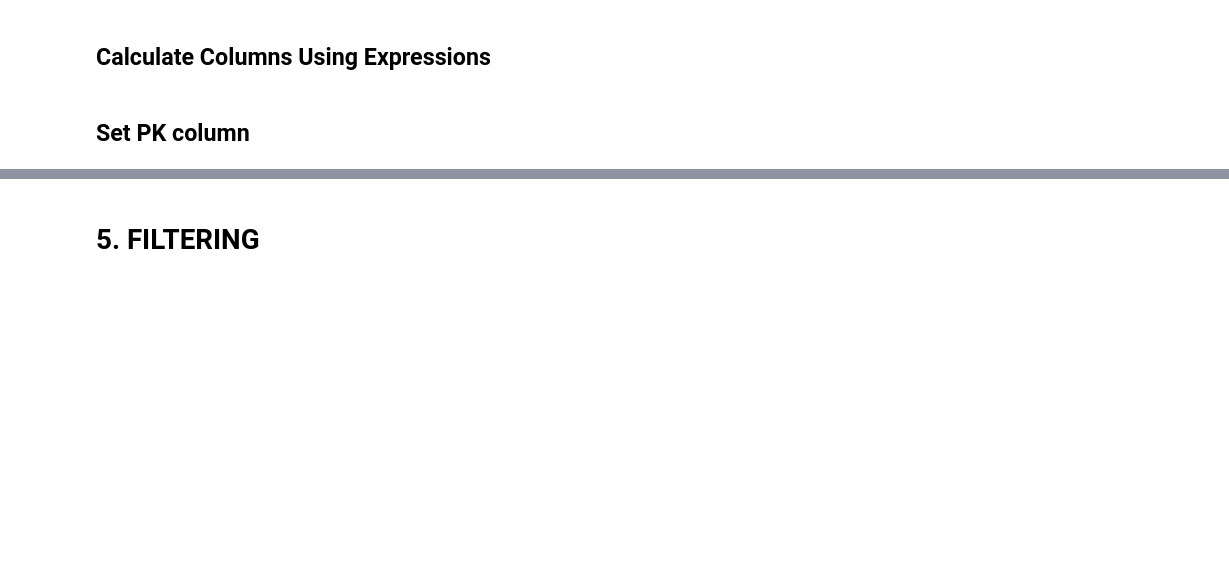
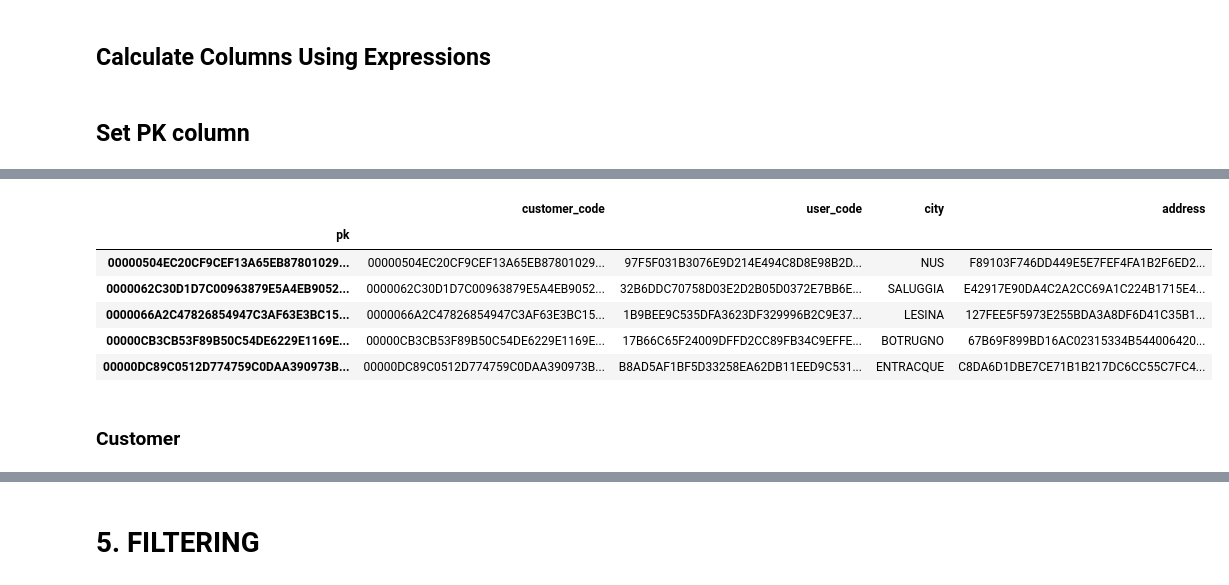
Before and after one commit to Il-Pela/BDMG-Project, a Jupyter notebook: Pelacani.ipynb, the cells around one changed output, grey strips where cells are left out. Cells and saved outputs as stored; diff of their text form; code cells hidden in the pictures; blank space fills up the shorter version.

```diff
--- a/Pelacani.ipynb
+++ b/Pelacani.ipynb
@@ -1410,0 +1655,13 @@ base[base['sex'] == 'P']['sex'].isna().sum().compute()
+# %%
+utility_df = dd.read_parquet('data/utility', blocksize="256MB")
+utility_df.head()
+# %% [output]
+|  | customer_code | user_code | city | address |
+| pk |  |  |  |  |
+| 00000504EC20CF9CEF13A65EB87801029... | 00000504EC20CF9CEF13A65EB87801029... | 97F5F031B3076E9D214E494C8D8E98B2D... | NUS | F89103F746DD449E5E7FEF4FA1B2F6ED2... |
+| 0000062C30D1D7C00963879E5A4EB9052... | 0000062C30D1D7C00963879E5A4EB9052... | 32B6DDC70758D03E2D2B05D0372E7BB6E... | SALUGGIA | E42917E90DA4C2A2CC69A1C224B1715E4... |
+| 0000066A2C47826854947C3AF63E3BC15... | 0000066A2C47826854947C3AF63E3BC15... | 1B9BEE9C535DFA3623DF329996B2C9E37... | LESINA | 127FEE5F5973E255BDA3A8DF6D41C35B1... |
+| 00000CB3CB53F89B50C54DE6229E1169E... | 00000CB3CB53F89B50C54DE6229E1169E... | 17B66C65F24009DFFD2CC89FB34C9EFFE... | BOTRUGNO | 67B69F899BD16AC02315334B544006420... |
+| 00000DC89C0512D774759C0DAA390973B... | 00000DC89C0512D774759C0DAA390973B... | B8AD5AF1BF5D33258EA62DB11EED9C531... | ENTRACQUE | C8DA6D1DBE7CE71B1B217DC6CC55C7FC4... |
+# %% [markdown]
+### Customer
```
Also changed, not shown: parts of 54 cells of this notebook.
